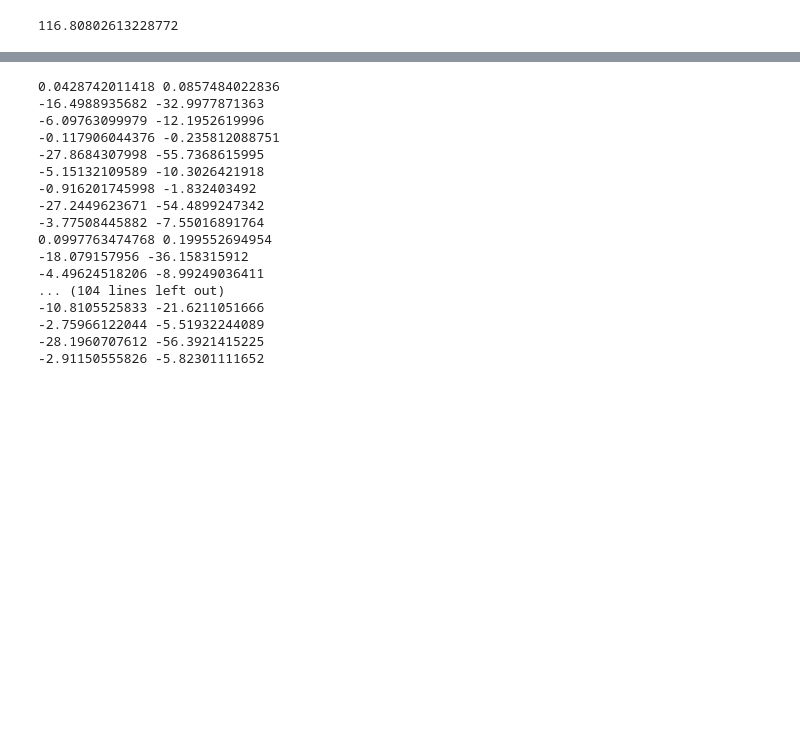
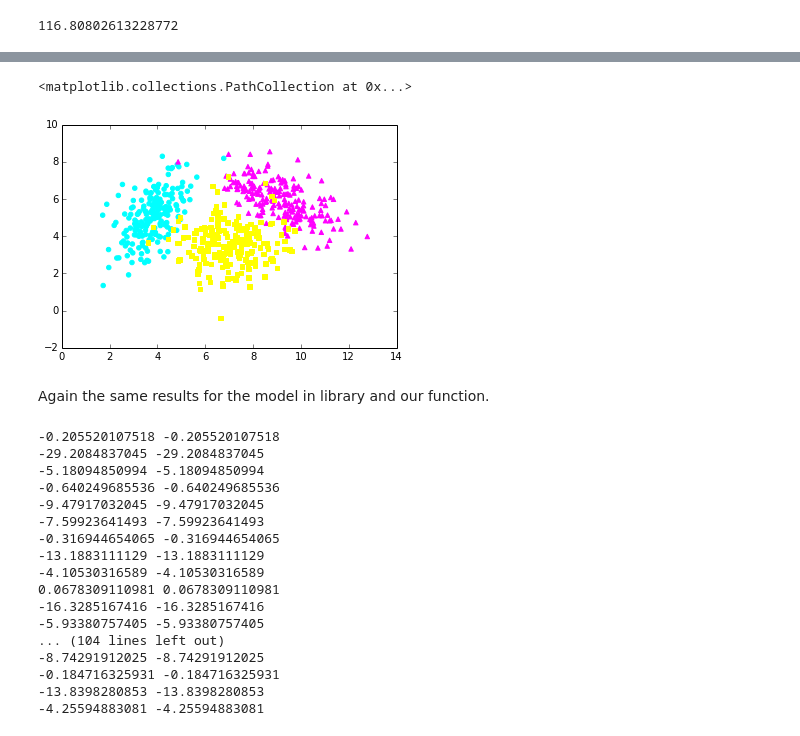
Before and after one commit to jaundavid/2019764, a Jupyter notebook: ssierral_jduchuvog_assign2.ipynb, the cells around one changed output, grey strips where cells are left out. Drawn from its saved outputs; the diff is of its cells as text; code cells hidden in the pictures; blank space fills up the shorter version.

```diff
--- a/ssierral_jduchuvog_assign2.ipynb
+++ b/ssierral_jduchuvog_assign2.ipynb
@@ -244,3 +255,20 @@ w10 = 0.5*np.dot(np.dot(mu[1].T,model[1].precision_),mu[1])
+# %%
+def decision_boundary(x2):
+    return -1.92589e-25*np.sqrt(2.15027e+49 * x2**2-8.29531e+50 * x2-2.71322e+51)-0.0706755 * x2-11.1501
+    #return  1.92589e-25*np.sqrt(2.15027e+49 * x2-8.29531e+50*x2-2.71322e+51)-0.0706755*x2-11.1501
+
+# Plot decision boundary
+x_1 = np.arange(0, 15, 0.1)
+bound = decision_boundary(x_1)
+plt.plot(x_1, bound, 'r--', lw=4)
+pl.scatter(c[0][:,0],c[0][:,1],color='cyan',marker='o',label='$C_0$')
+pl.scatter(c[1][:,0],c[1][:,1],color='magenta',marker='^',label='$C_1$')
+pl.scatter(c[2][:,0],c[2][:,1],color='yellow',marker='s',label='$C_2$')
+# %% [output]
+<matplotlib.collections.PathCollection at 0x...>
+[figure, added]
+# %% [markdown]
+Again the same results for the model in library and our function.
 # %%
 prediction = []
 
@@ -248,22 +276,22 @@ for sample in test[0]:
     for i in xrange(0,3):
         a[i] = discriminant_function(model[i],mu[i],sample)
         b[i] = model[i].score(sample)
-        print a[i], b[i]
+        print a[i], b[i]/2
 # %% [output]
-0.0428742011418 0.0857484022836
--16.4988935682 -32.9977871363
--6.09763099979 -12.1952619996
--0.117906044376 -0.235812088751
--27.8684307998 -55.7368615995
--5.15132109589 -10.3026421918
--0.916201745998 -1.832403492
--27.2449623671 -54.4899247342
--3.77508445882 -7.55016891764
-0.0997763474768 0.199552694954
--18.079157956 -36.158315912
--4.49624518206 -8.99249036411
+-0.205520107518 -0.205520107518
+-29.2084837045 -29.2084837045
+-5.18094850994 -5.18094850994
+-0.640249685536 -0.640249685536
+-9.47917032045 -9.47917032045
+-7.59923641493 -7.59923641493
+-0.316944654065 -0.316944654065
+-13.1883111129 -13.1883111129
+-4.10530316589 -4.10530316589
+0.0678309110981 0.0678309110981
+-16.3285167416 -16.3285167416
+-5.93380757405 -5.93380757405
 ... (104 lines left out)
--10.8105525833 -21.6211051666
--2.75966122044 -5.51932244089
--28.1960707612 -56.3921415225
--2.91150555826 -5.82301111652
+-8.74291912025 -8.74291912025
+-0.184716325931 -0.184716325931
+-13.8398280853 -13.8398280853
+-4.25594883081 -4.25594883081
```
Also changed, not shown: parts of 9 cells of this notebook.
